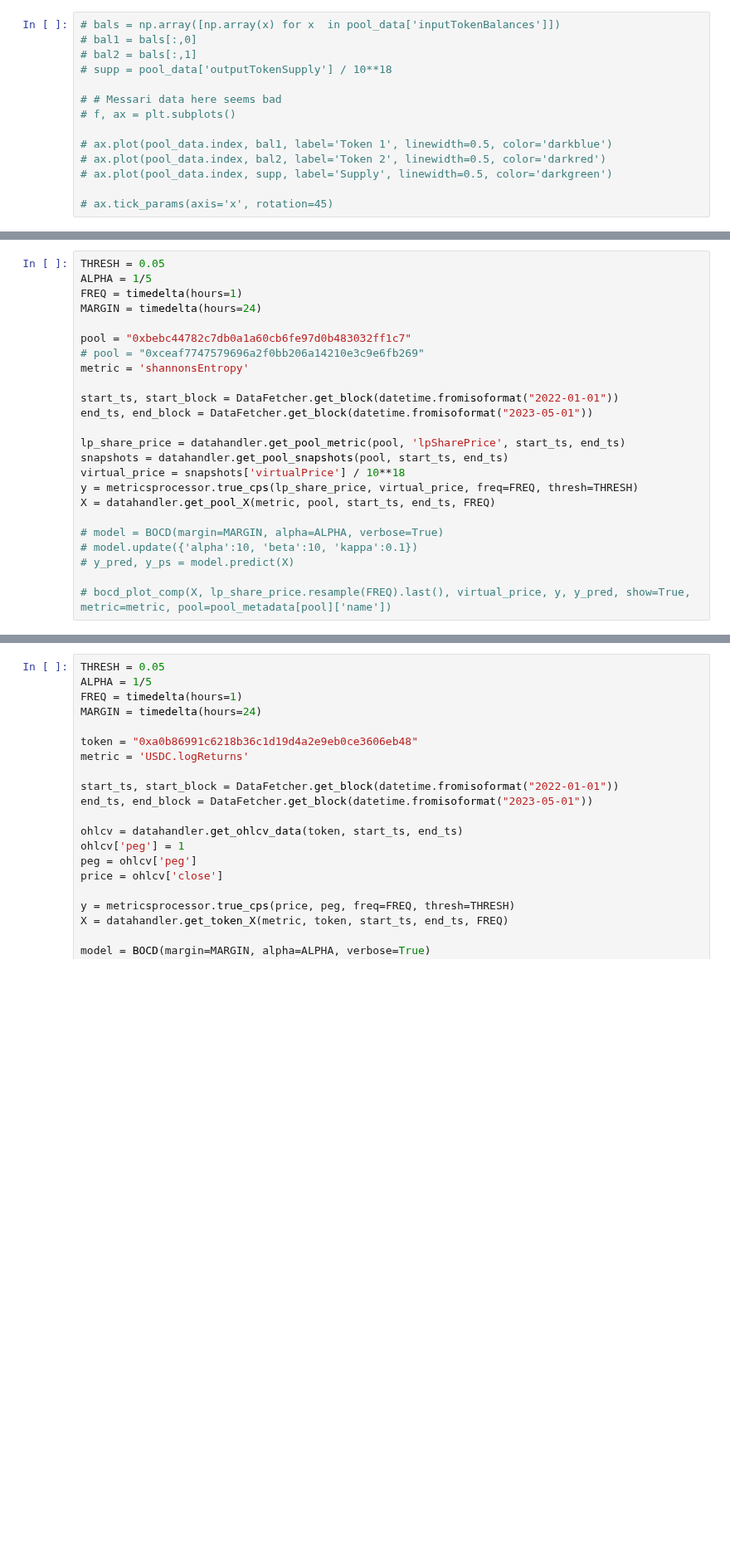
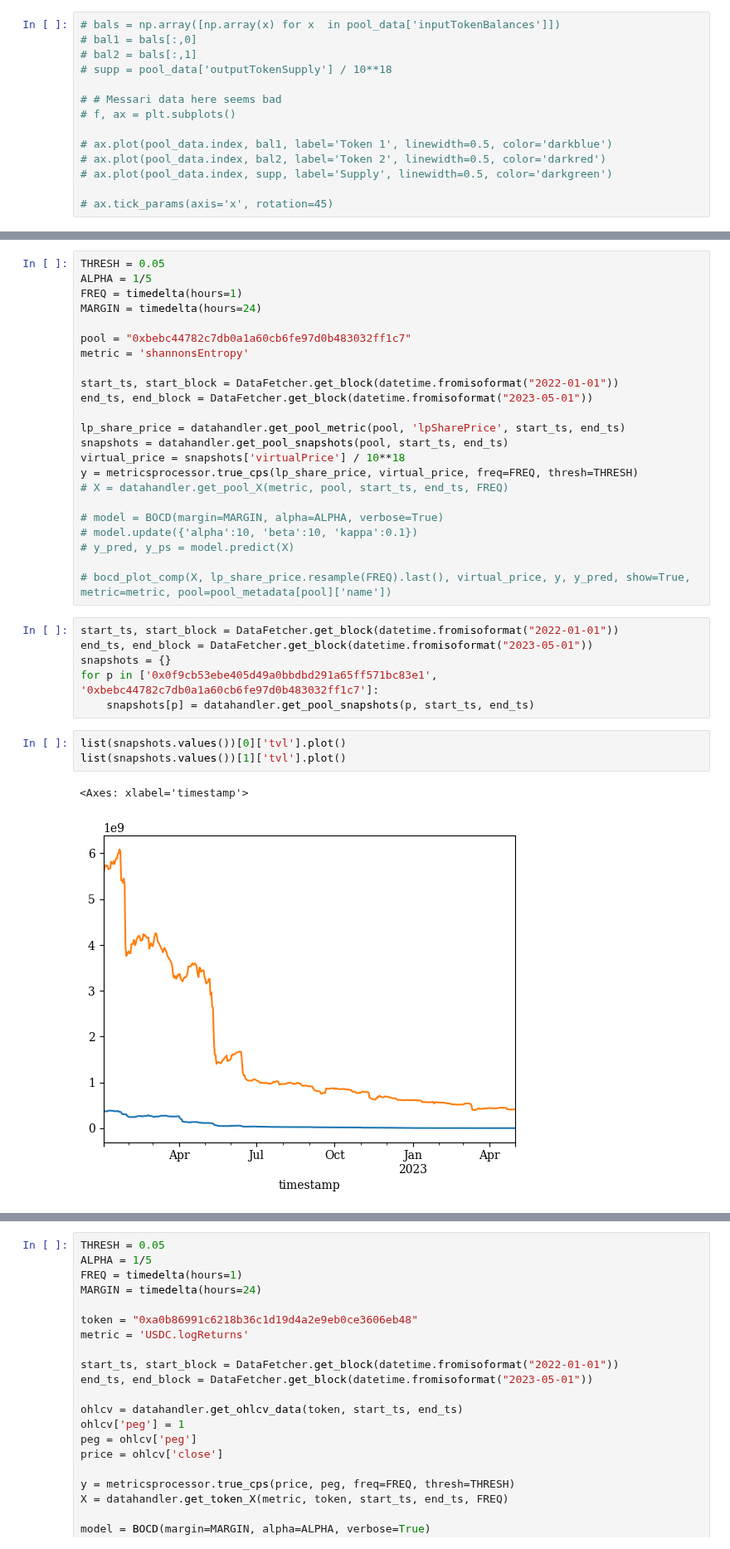
Before and after one commit to xenophonlabs/curve-lp-metrics, a Jupyter notebook: notebooks/analysis.ipynb, the cells around one changed output, grey strips where cells are left out. Shown at 83% size. Cells and saved outputs as stored; diff of their text form; blank space fills up the shorter version.

```diff
--- a/notebooks/analysis.ipynb
+++ b/notebooks/analysis.ipynb
@@ -75,7 +137,6 @@ FREQ = timedelta(hours=1)
 MARGIN = timedelta(hours=24)
 
 pool = "0xbebc44782c7db0a1a60cb6fe97d0b483032ff1c7"
-# pool = "0xceaf7747579696a2f0bb206a14210e3c9e6fb269"
 metric = 'shannonsEntropy'
 
 start_ts, start_block = DataFetcher.get_block(datetime.fromisoformat("2022-01-01"))
@@ -85,10 +146,22 @@ lp_share_price = datahandler.get_pool_metric(pool, 'lpSharePrice', start_ts, end
 snapshots = datahandler.get_pool_snapshots(pool, start_ts, end_ts)
 virtual_price = snapshots['virtualPrice'] / 10**18
 y = metricsprocessor.true_cps(lp_share_price, virtual_price, freq=FREQ, thresh=THRESH)
-X = datahandler.get_pool_X(metric, pool, start_ts, end_ts, FREQ)
+# X = datahandler.get_pool_X(metric, pool, start_ts, end_ts, FREQ)
 
 # model = BOCD(margin=MARGIN, alpha=ALPHA, verbose=True)
 # model.update({'alpha':10, 'beta':10, 'kappa':0.1})
 # y_pred, y_ps = model.predict(X)
 
 # bocd_plot_comp(X, lp_share_price.resample(FREQ).last(), virtual_price, y, y_pred, show=True, metric=metric, pool=pool_metadata[pool]['name'])
+# %%
+start_ts, start_block = DataFetcher.get_block(datetime.fromisoformat("2022-01-01"))
+end_ts, end_block = DataFetcher.get_block(datetime.fromisoformat("2023-05-01"))
+snapshots = {}
+for p in ['0x0f9cb53ebe405d49a0bbdbd291a65ff571bc83e1', '0xbebc44782c7db0a1a60cb6fe97d0b483032ff1c7']:
+    snapshots[p] = datahandler.get_pool_snapshots(p, start_ts, end_ts)
+# %%
+list(snapshots.values())[0]['tvl'].plot()
+list(snapshots.values())[1]['tvl'].plot()
+# %% [output]
+<Axes: xlabel='timestamp'>
+[figure, added]
```
Also changed, not shown: parts of 8 cells of this notebook, 52 other files.
